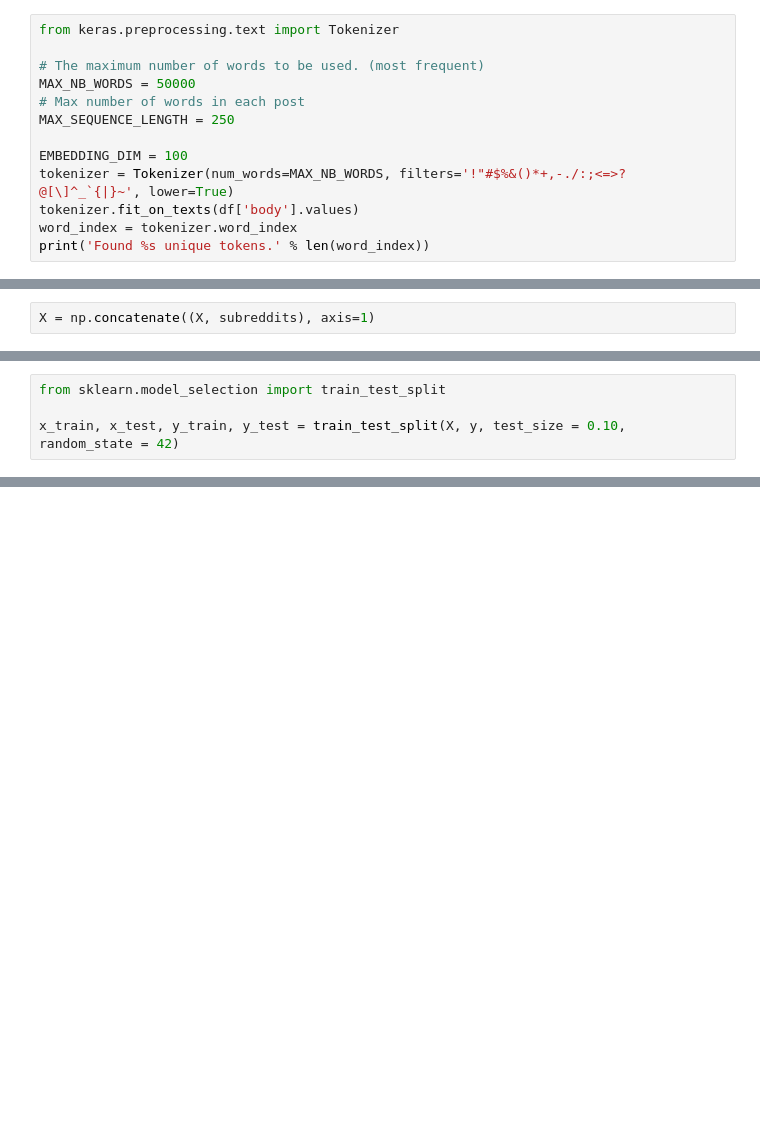
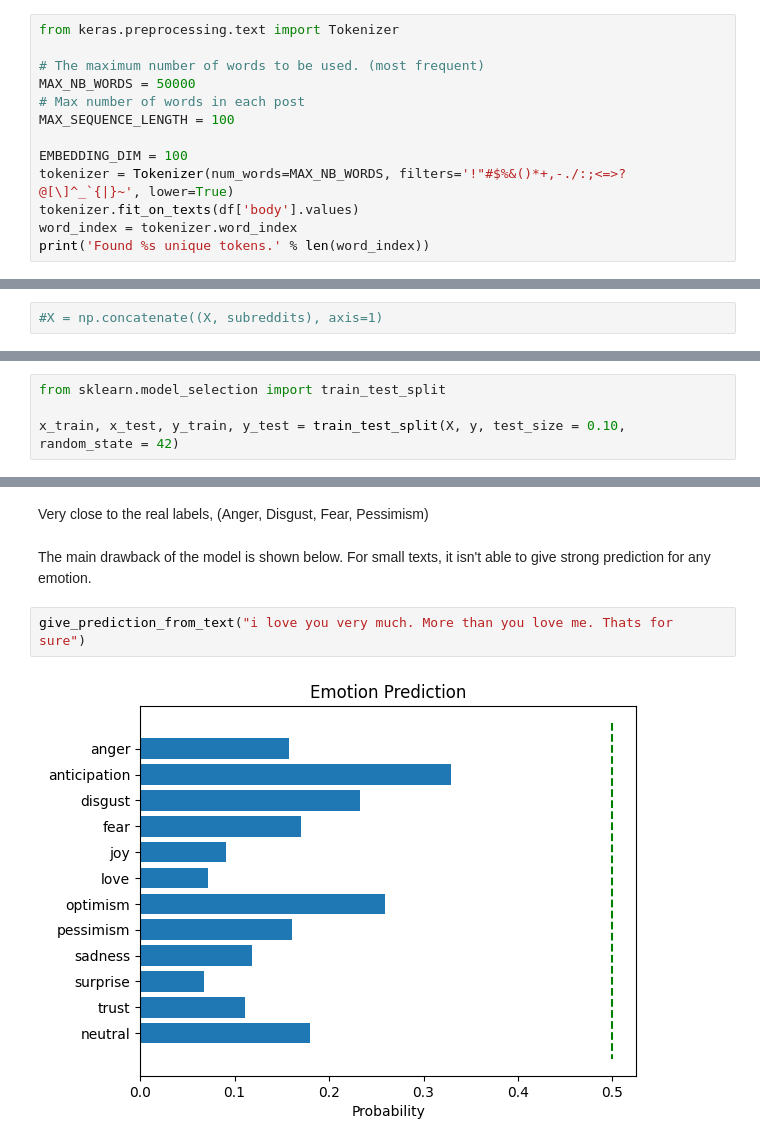
Before and after one commit to skaravind/NLP_CS6320_FinalProject, a Jupyter notebook: SXA190006_NLP_EC.ipynb, the cells around one changed output, grey strips where cells are left out. Saved outputs shown, nothing was run; the diff lists cells and outputs as text; blank space fills up the shorter version.

```diff
--- a/SXA190006_NLP_EC.ipynb
+++ b/SXA190006_NLP_EC.ipynb
@@ -64,7 +92,7 @@ from keras.preprocessing.text import Tokenizer
 # The maximum number of words to be used. (most frequent)
 MAX_NB_WORDS = 50000
 # Max number of words in each post
-MAX_SEQUENCE_LENGTH = 250
+MAX_SEQUENCE_LENGTH = 100
 
 EMBEDDING_DIM = 100
 tokenizer = Tokenizer(num_words=MAX_NB_WORDS, filters='!"#$%&()*+,-./:;<=>?@[\]^_`{|}~', lower=True)
@@ -88,4 +116,4 @@ Shape of labels: (1493, 12)
 # %%
 #subreddits = pd.get_dummies(df["subreddit"]).values
 # %%
-X = np.concatenate((X, subreddits), axis=1)
+#X = np.concatenate((X, subreddits), axis=1)
@@ -195,0 +238,8 @@ array([[0.03687913, 0.02323363, 0.01926585, ..., 0.        , 0.        ,
+# %% [markdown]
+Very close to the real labels, (Anger, Disgust, Fear, Pessimism)
+# %% [markdown]
+The main drawback of the model is shown below. For small texts, it isn't able to give strong prediction for any emotion.
+# %%
+give_prediction_from_text("i love you very much. More than you love me. Thats for sure")
+# %% [output]
+[figure, added]
```
Also changed, not shown: parts of 29 cells of this notebook, 1 other file.
